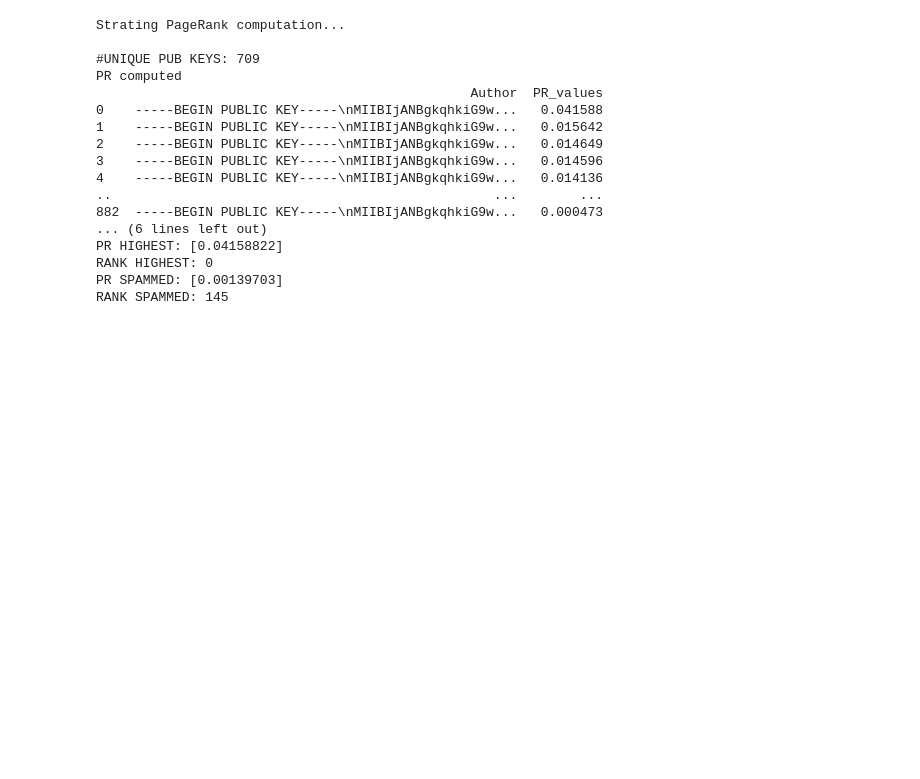
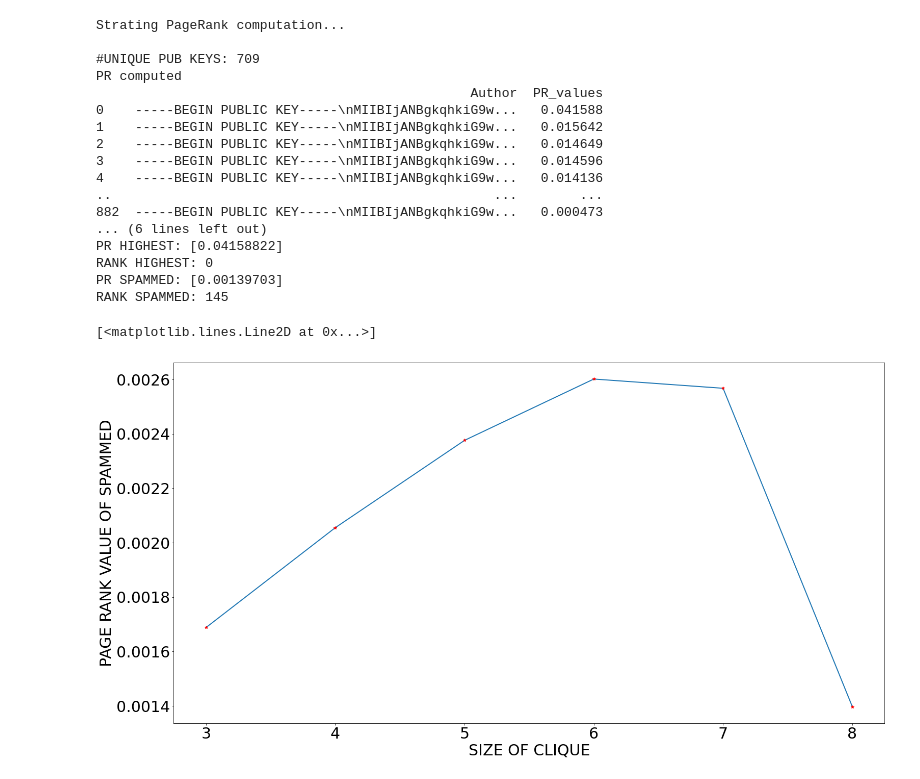
Before and after one commit to matteo-Donofrio-unipi/Master_Degree_Thesis, a Jupyter notebook: POST_LAD_EXPERIMENTS/CRICCA TEST/Cricca_test_code.ipynb, the cells around one changed output. Drawn from its saved outputs; the diff is of its cells as text; code cells hidden in the pictures; blank space fills up the shorter version.

```diff
--- a/POST_LAD_EXPERIMENTS/CRICCA TEST/Cricca_test_code.ipynb
+++ b/POST_LAD_EXPERIMENTS/CRICCA TEST/Cricca_test_code.ipynb
@@ -653,3 +653,26 @@ PR HIGHEST: [0.04158822]
 RANK HIGHEST: 0
 PR SPAMMED: [0.00139703]
 RANK SPAMMED: 145
+# %%
+import pylab as plt
+
+fig,ax = plt.subplots()
+fig.set_figwidth(25)
+fig.set_figheight(13)
+
+x = [3,4,5,6,7,8]
+
+y = [0.00168816, 0.00205512, 0.00237605, 0.00260134, 0.00256741, 0.00139703 ]
+
+plt.xlabel('SIZE OF CLIQUE',fontsize=30)
+plt.ylabel('PAGE RANK VALUE OF SPAMMED',fontsize=30)
+
+#plt.yticks(y,fontsize=30)
+plt.yticks(fontsize=30)
+plt.xticks(x,fontsize=30)
+
+plt.plot(x,y, linewidth='2')
+plt.plot(x,y, '*', c = 'red')
+# %% [output]
+[<matplotlib.lines.Line2D at 0x...>]
+[figure, added]
```
Also changed, not shown: parts of 1 cell of this notebook.
